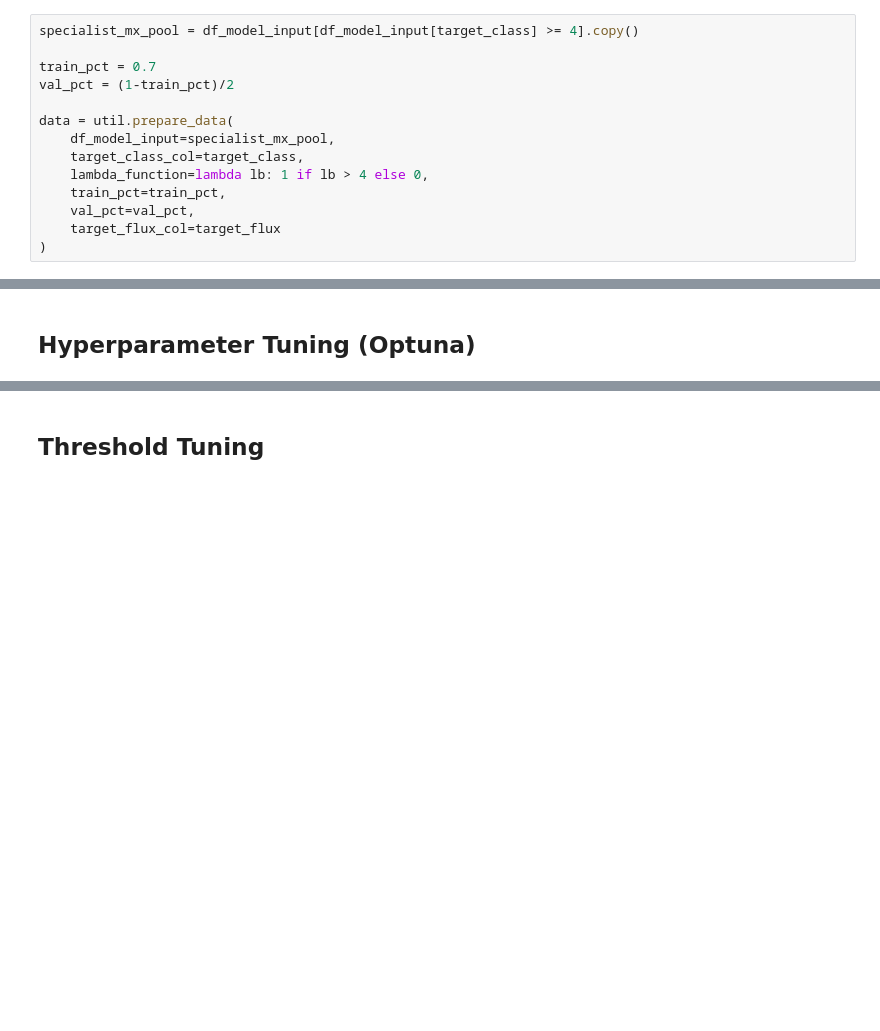
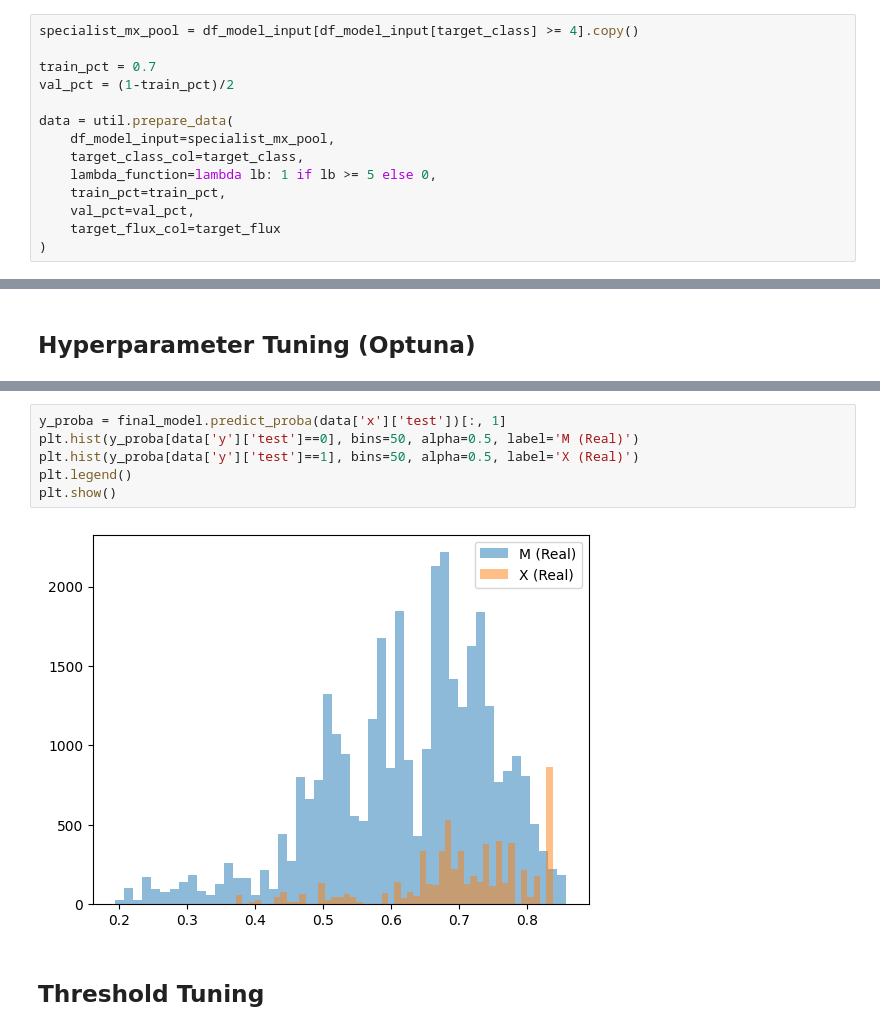
Before and after one commit to DudsFerraz/Solar_Flares_Forecasting, a Jupyter notebook: src/notebooks/models_training/specialist_MX_training/specialist_MX_training.ipynb, the cells around one changed output, grey strips where cells are left out. Cells and saved outputs as stored; diff of their text form; blank space fills up the shorter version.

```diff
--- a/src/notebooks/models_training/specialist_MX_training/specialist_MX_training.ipynb
+++ b/src/notebooks/models_training/specialist_MX_training/specialist_MX_training.ipynb
@@ -33,7 +52,7 @@ val_pct = (1-train_pct)/2
 data = util.prepare_data(
     df_model_input=specialist_mx_pool,
     target_class_col=target_class,
-    lambda_function=lambda lb: 1 if lb > 4 else 0,
+    lambda_function=lambda lb: 1 if lb >= 5 else 0,
     train_pct=train_pct,
     val_pct=val_pct,
     target_flux_col=target_flux
@@ -128,3 +189,11 @@ final_model.fit(
+# %%
+y_proba = final_model.predict_proba(data['x']['test'])[:, 1]
+plt.hist(y_proba[data['y']['test']==0], bins=50, alpha=0.5, label='M (Real)')
+plt.hist(y_proba[data['y']['test']==1], bins=50, alpha=0.5, label='X (Real)')
+plt.legend()
+plt.show()
+# %% [output]
+[figure, added]
 # %% [markdown]
 ## Threshold Tuning
 # %%
```
Also changed, not shown: parts of 12 cells of this notebook, 1 other file.
